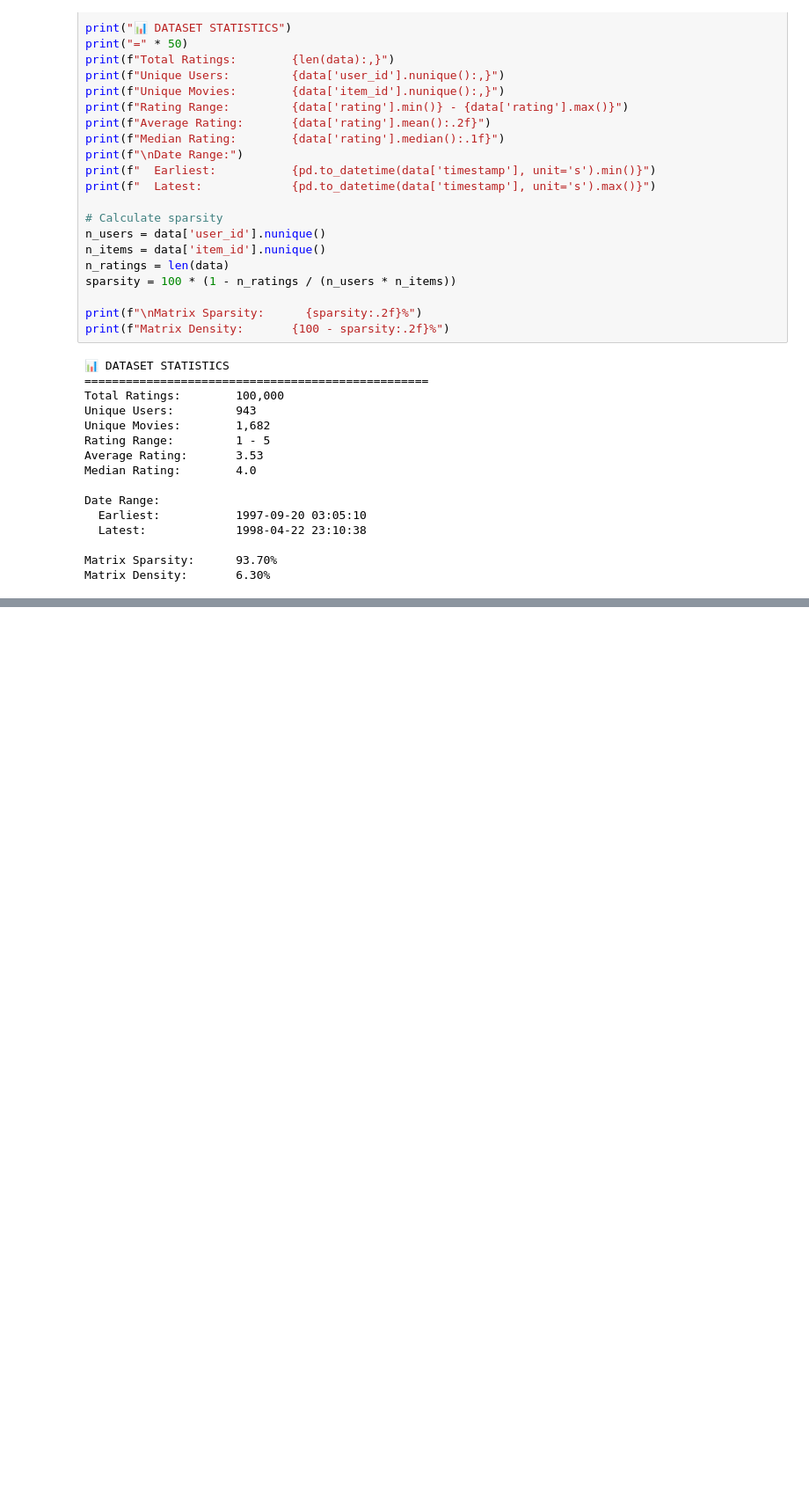
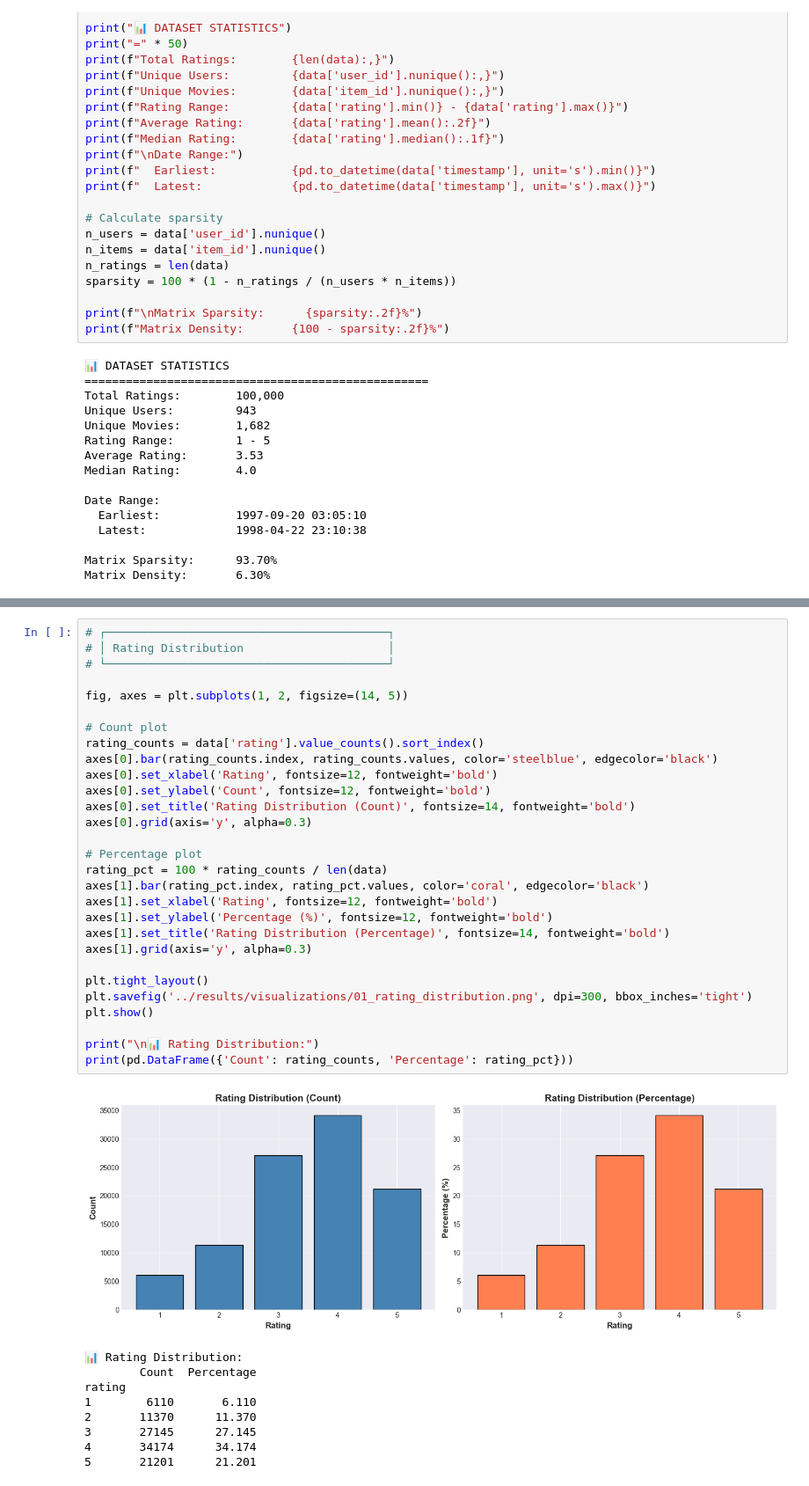
Before and after one commit to HarpinderC/ML-Recommenders, a Jupyter notebook: movie-recommendation-system/notebooks/01_data_loading_eda_baseline.ipynb, the cells around one changed output, grey strips where cells are left out. Shown: that part at 88% size. Cells and saved outputs as stored; diff of their text form; blank space fills up the shorter version.

```diff
--- a/movie-recommendation-system/notebooks/01_data_loading_eda_baseline.ipynb
+++ b/movie-recommendation-system/notebooks/01_data_loading_eda_baseline.ipynb
@@ -324,0 +346,39 @@ Matrix Density:       6.30%
+# %%
+# ┌─────────────────────────────────────────┐
+# │ Rating Distribution                     │
+# └─────────────────────────────────────────┘
+
+fig, axes = plt.subplots(1, 2, figsize=(14, 5))
+
+# Count plot
+rating_counts = data['rating'].value_counts().sort_index()
+axes[0].bar(rating_counts.index, rating_counts.values, color='steelblue', edgecolor='black')
+axes[0].set_xlabel('Rating', fontsize=12, fontweight='bold')
+axes[0].set_ylabel('Count', fontsize=12, fontweight='bold')
+axes[0].set_title('Rating Distribution (Count)', fontsize=14, fontweight='bold')
+axes[0].grid(axis='y', alpha=0.3)
+
+# Percentage plot
+rating_pct = 100 * rating_counts / len(data)
+axes[1].bar(rating_pct.index, rating_pct.values, color='coral', edgecolor='black')
+axes[1].set_xlabel('Rating', fontsize=12, fontweight='bold')
+axes[1].set_ylabel('Percentage (%)', fontsize=12, fontweight='bold')
+axes[1].set_title('Rating Distribution (Percentage)', fontsize=14, fontweight='bold')
+axes[1].grid(axis='y', alpha=0.3)
+
+plt.tight_layout()
+plt.savefig('../results/visualizations/01_rating_distribution.png', dpi=300, bbox_inches='tight')
+plt.show()
+
+print("\n📊 Rating Distribution:")
+print(pd.DataFrame({'Count': rating_counts, 'Percentage': rating_pct}))
+# %% [output]
+[figure, added]
+📊 Rating Distribution:
+        Count  Percentage
+rating
+1        6110       6.110
+2       11370      11.370
+3       27145      27.145
+4       34174      34.174
+5       21201      21.201
```
Also changed, not shown: parts of 5 cells of this notebook, 4 other files.
